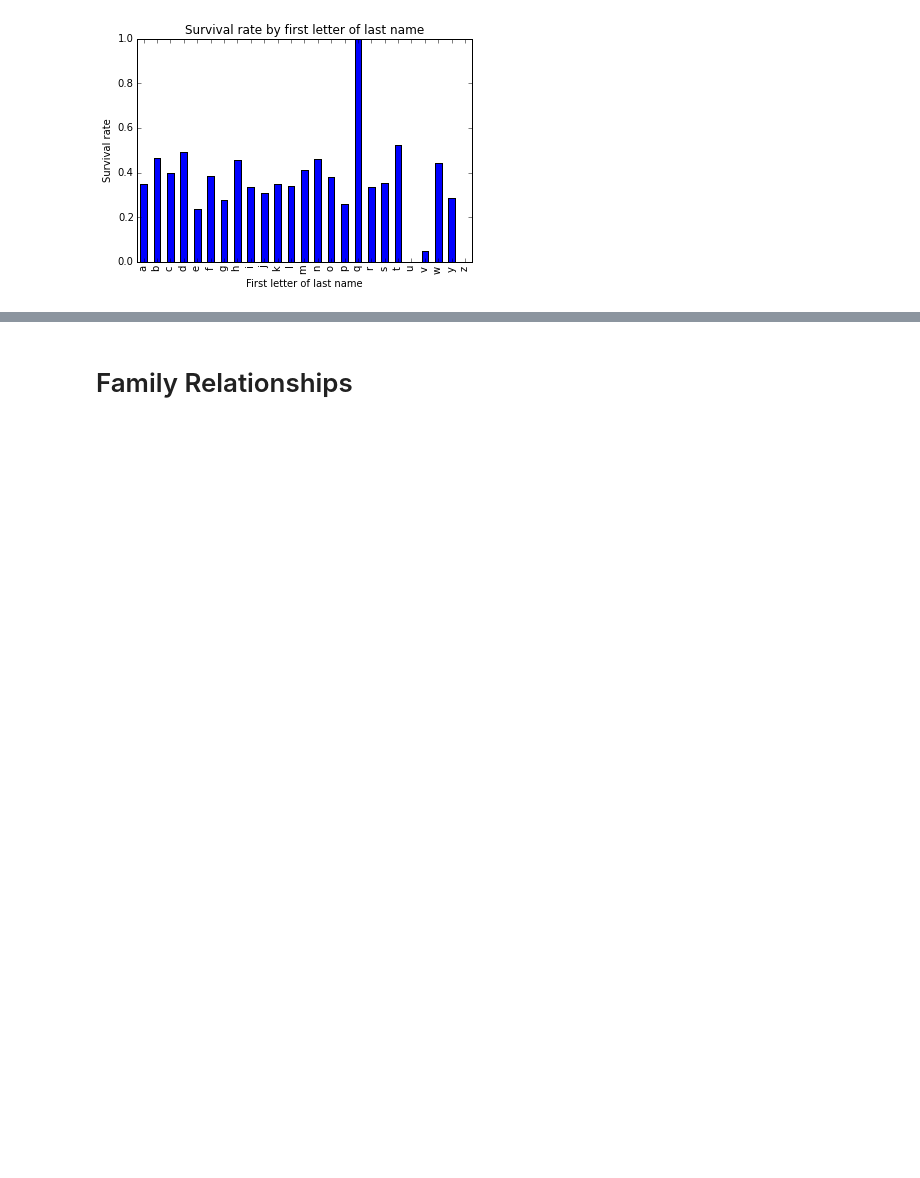
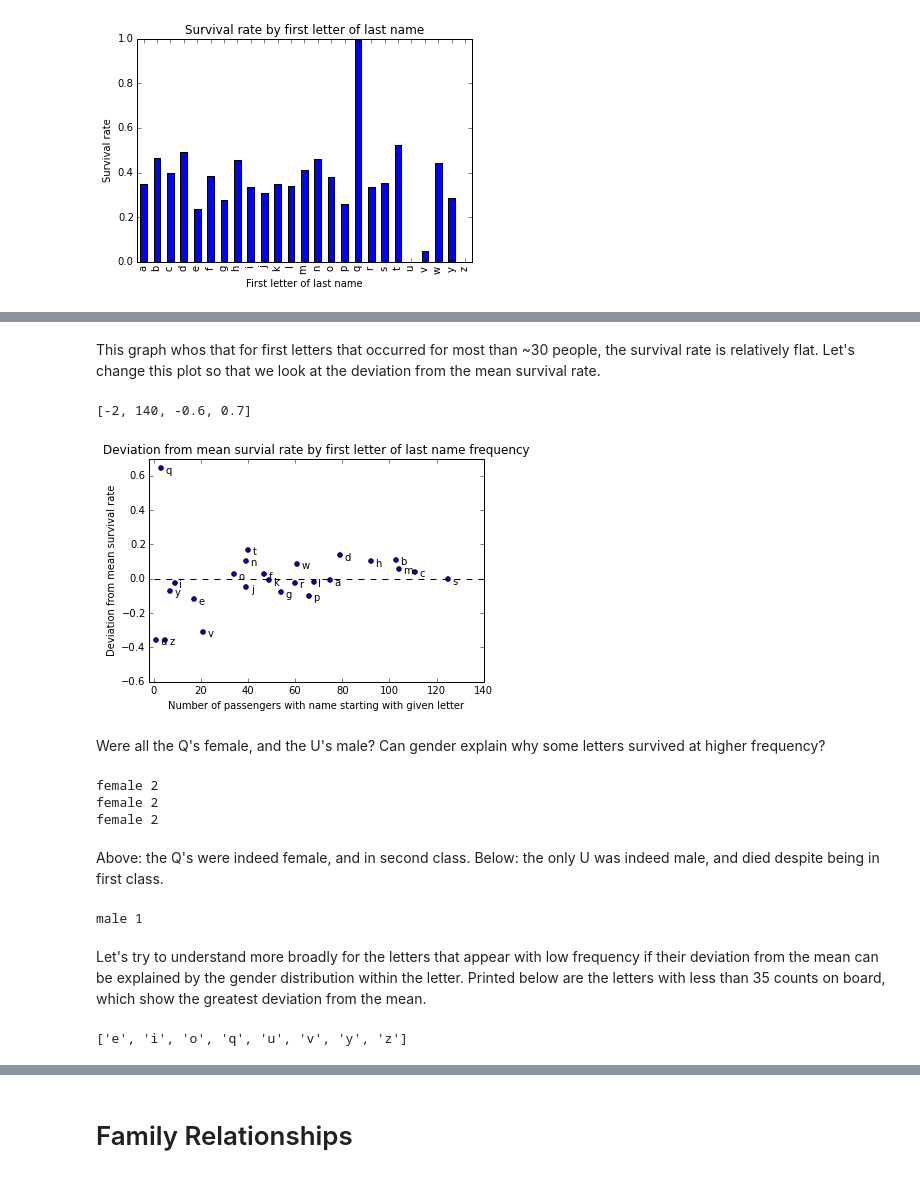
Before and after one commit to jolenemork/Exploring-public-datasets, a Jupyter notebook: Titanic_Analysis.ipynb, the cells around one changed output, grey strips where cells are left out. Saved outputs shown, nothing was run; the diff lists cells and outputs as text; code cells hidden in the pictures; blank space fills up the shorter version.

```diff
--- a/Titanic_Analysis.ipynb
+++ b/Titanic_Analysis.ipynb
@@ -228,0 +248,48 @@ plt.axis([-2,140, -0.1,1.1])
+# %% [markdown]
+This graph whos that for first letters that occurred for most than ~30 people, the survival rate is relatively flat. Let's change this plot so that we look at the deviation from the mean survival rate.
+# %%
+# deviation from mean, by first letter of last name
+mean_survivalrate = np.mean(sbn_ratio)
+
+plt.scatter(sbn_count, sbn_ratio - mean_survivalrate)
+for letter, name_count, probability in zip(letters, sbn_count, sbn_ratio-mean_survivalrate):
+    plt.annotate(letter,
+                xy = (name_count, probability),
+                xytext = (5, -5),
+                textcoords = 'offset points')
+plt.plot((0, 140), (0, 0), 'k--')
+plt.title("Deviation from mean survial rate by first letter of last name frequency")
+plt.xlabel("Number of passengers with name starting with given letter")
+plt.ylabel("Deviation from mean survival rate")
+plt.axis([-2,140, -0.6,0.7])
+# %% [output]
+[-2, 140, -0.6, 0.7]
+[figure, added]
+# %% [markdown]
+Were all the Q's female, and the U's male? Can gender explain why some letters survived at higher frequency?
+# %%
+name_gender_class_tuple = zip(titanicData['name'].apply(lower).str.get(0), titanicData['sex'], titanicData['pclass'])
+
+for name, gender, pclass in name_gender_class_tuple:
+    if name == 'q': print gender, pclass
+# %% [output]
+female 2
+female 2
+female 2
+# %% [markdown]
+Above: the Q's were indeed female, and in second class. Below: the only U was indeed male, and died despite being in first class.
+# %%
+for name, gender, pclass in name_gender_class_tuple:
+    if name == 'u': print gender, pclass
+# %% [output]
+male 1
+# %% [markdown]
+Let's try to understand more broadly for the letters that appear with low frequency if their deviation from the mean can be explained by the gender distribution within the letter. Printed below are the letters with less than 35 counts on board, which show the greatest deviation from the mean.
+# %%
+infrequent_letters = []
+for letter, name_count in zip(letters, sbn_count):
+    if name_count < 35:
+        infrequent_letters.append(letter)
+print infrequent_letters
+# %% [output]
+['e', 'i', 'o', 'q', 'u', 'v', 'y', 'z']
```
Also changed, not shown: parts of 25 cells of this notebook, 1 other file.
